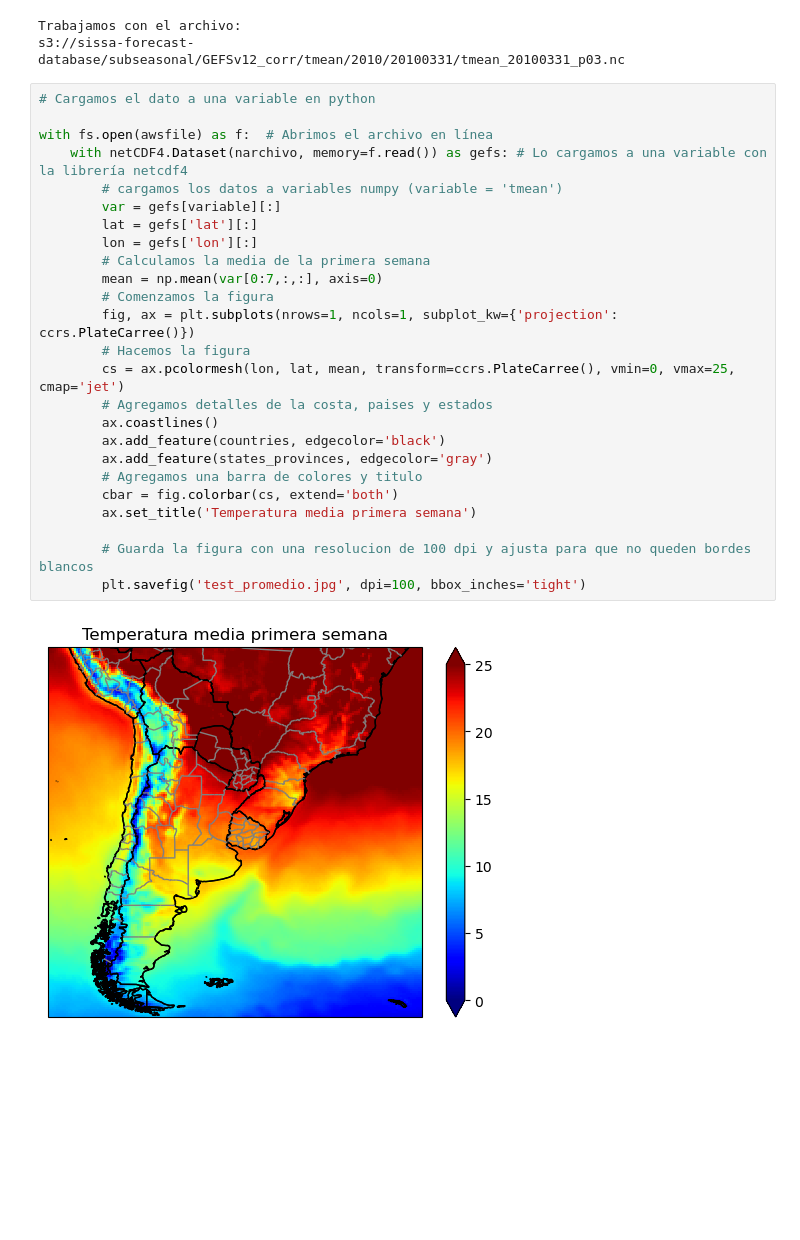
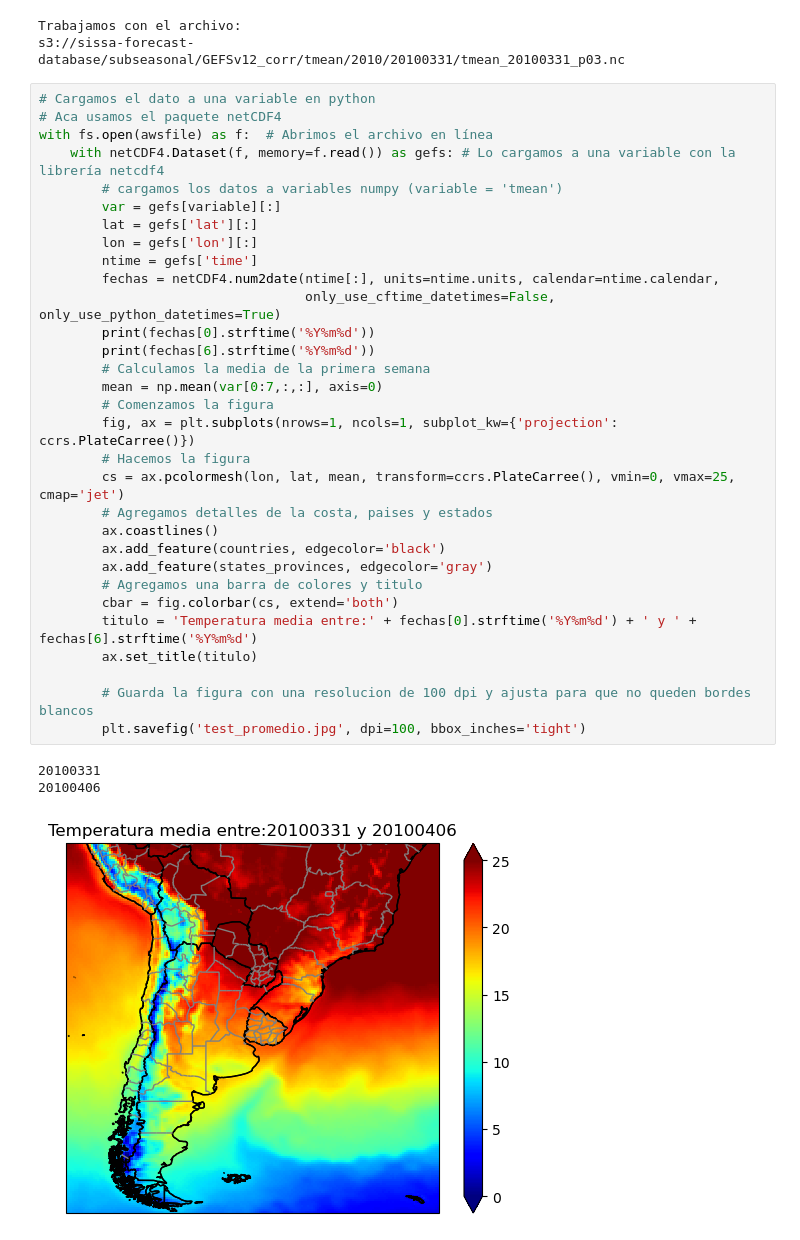
Before and after one commit to CRC-SAS/documentation_crc_sas, a Jupyter notebook: source/SISSA_database/tutoriales_python/Tutorial_online_plot.ipynb, the cells around one changed output. Saved outputs shown, nothing was run; the diff lists cells and outputs as text; blank space fills up the shorter version.

```diff
--- a/source/SISSA_database/tutoriales_python/Tutorial_online_plot.ipynb
+++ b/source/SISSA_database/tutoriales_python/Tutorial_online_plot.ipynb
@@ -66,28 +67,36 @@ Trabajamos con el archivo:
 s3://sissa-forecast-database/subseasonal/GEFSv12_corr/tmean/2010/20100331/tmean_20100331_p03.nc
 # %%
 # Cargamos el dato a una variable en python
-
+# Aca usamos el paquete netCDF4
 with fs.open(awsfile) as f:  # Abrimos el archivo en línea
-    with netCDF4.Dataset(narchivo, memory=f.read()) as gefs: # Lo cargamos a una variable con la librería netcdf4
+    with netCDF4.Dataset(f, memory=f.read()) as gefs: # Lo cargamos a una variable con la librería netcdf4
         # cargamos los datos a variables numpy (variable = 'tmean')
         var = gefs[variable][:]
         lat = gefs['lat'][:]
         lon = gefs['lon'][:]
+        ntime = gefs['time']
+        fechas = netCDF4.num2date(ntime[:], units=ntime.units, calendar=ntime.calendar,
+                                  only_use_cftime_datetimes=False, only_use_python_datetimes=True)
+        print(fechas[0].strftime('%Y%m%d'))
+        print(fechas[6].strftime('%Y%m%d'))
         # Calculamos la media de la primera semana
         mean = np.mean(var[0:7,:,:], axis=0)
         # Comenzamos la figura
         fig, ax = plt.subplots(nrows=1, ncols=1, subplot_kw={'projection': ccrs.PlateCarree()})
         # Hacemos la figura
         cs = ax.pcolormesh(lon, lat, mean, transform=ccrs.PlateCarree(), vmin=0, vmax=25, cmap='jet')
         # Agregamos detalles de la costa, paises y estados
         ax.coastlines()
         ax.add_feature(countries, edgecolor='black')
         ax.add_feature(states_provinces, edgecolor='gray')
         # Agregamos una barra de colores y titulo
         cbar = fig.colorbar(cs, extend='both')
-        ax.set_title('Temperatura media primera semana')
+        titulo = 'Temperatura media entre:' + fechas[0].strftime('%Y%m%d') + ' y ' + fechas[6].strftime('%Y%m%d')
+        ax.set_title(titulo)
 
         # Guarda la figura con una resolucion de 100 dpi y ajusta para que no queden bordes blancos
         plt.savefig('test_promedio.jpg', dpi=100, bbox_inches='tight')
 # %% [output]
+20100331
+20100406
-[figure, old version]
+[figure, new version]
```
Also changed, not shown: parts of 2 cells of this notebook.
